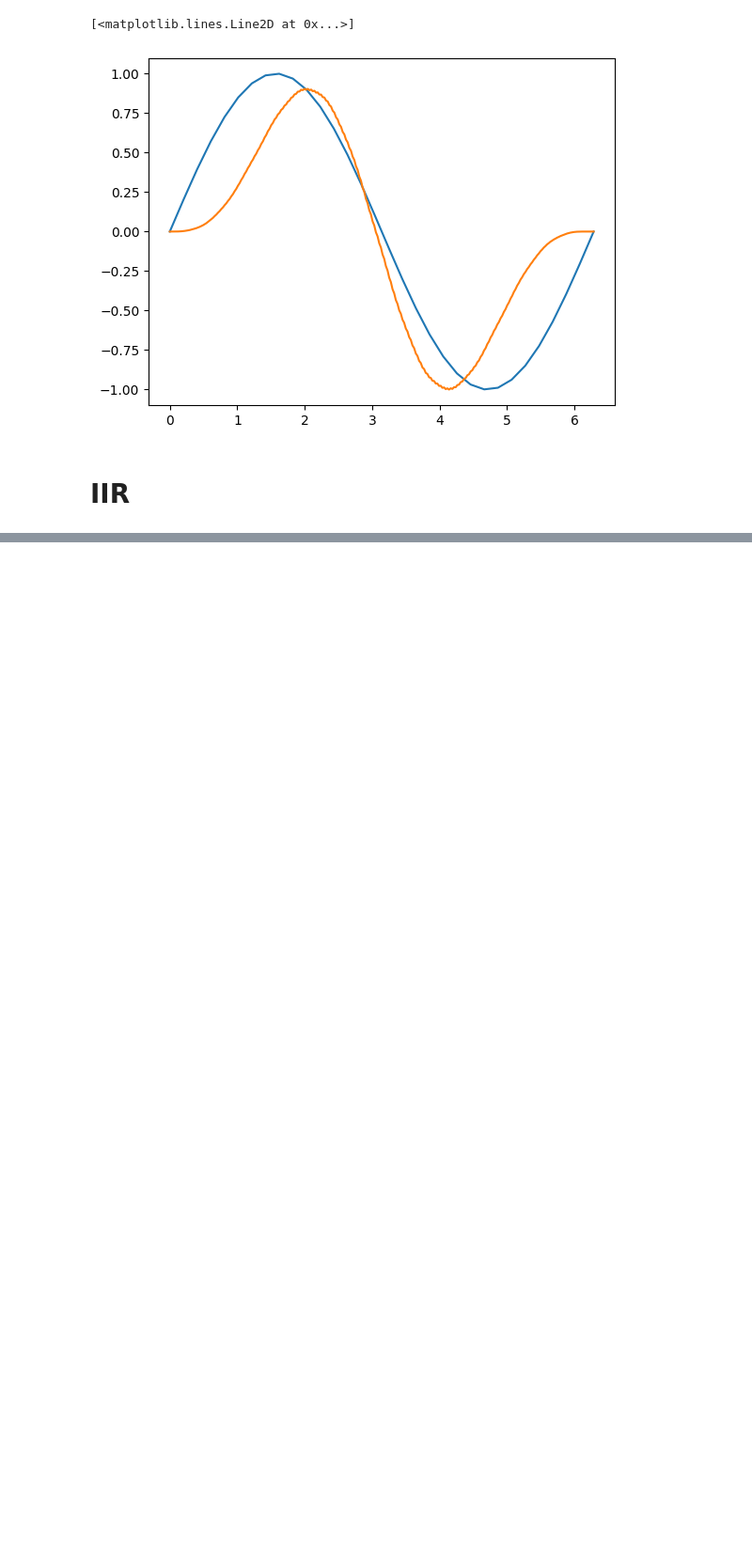
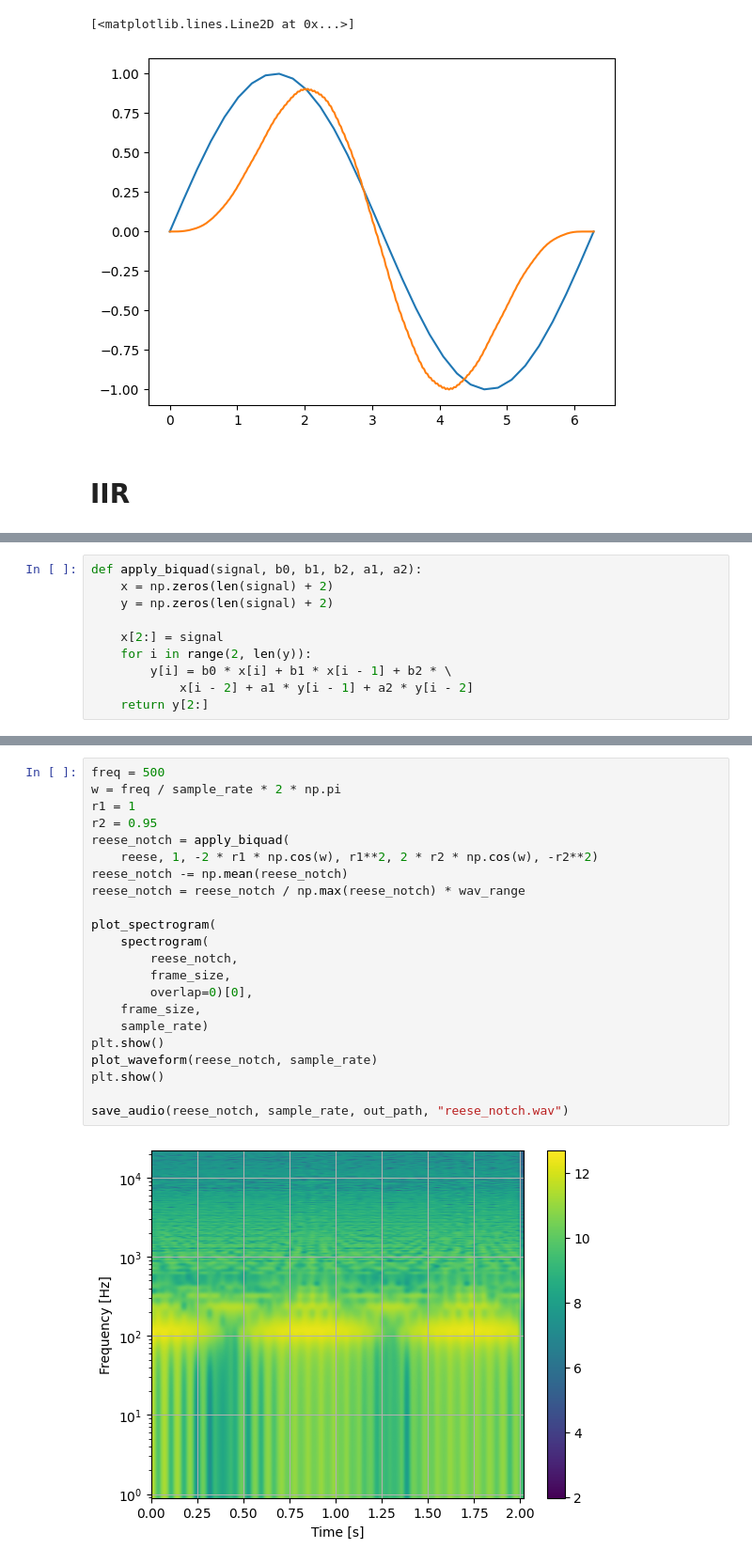
Before and after one commit to geekrope/dft, a Jupyter notebook: dft.ipynb, the cells around one changed output, grey strips where cells are left out. Shown at 94% size. Saved outputs shown, nothing was run; the diff lists cells and outputs as text; blank space fills up the shorter version.

```diff
--- a/dft.ipynb
+++ b/dft.ipynb
@@ -710,0 +686,10 @@ plt.plot(alpha, np.abs(topology))
+# %%
+def apply_biquad(signal, b0, b1, b2, a1, a2):
+    x = np.zeros(len(signal) + 2)
+    y = np.zeros(len(signal) + 2)
+
+    x[2:] = signal
+    for i in range(2, len(y)):
+        y[i] = b0 * x[i] + b1 * x[i - 1] + b2 * \
+            x[i - 2] + a1 * y[i - 1] + a2 * y[i - 2]
+    return y[2:]
@@ -710,0 +790,24 @@ plt.plot(alpha, np.abs(topology))
+# %%
+freq = 500
+w = freq / sample_rate * 2 * np.pi
+r1 = 1
+r2 = 0.95
+reese_notch = apply_biquad(
+    reese, 1, -2 * r1 * np.cos(w), r1**2, 2 * r2 * np.cos(w), -r2**2)
+reese_notch -= np.mean(reese_notch)
+reese_notch = reese_notch / np.max(reese_notch) * wav_range
+
+plot_spectrogram(
+    spectrogram(
+        reese_notch,
+        frame_size,
+        overlap=0)[0],
+    frame_size,
+    sample_rate)
+plt.show()
+plot_waveform(reese_notch, sample_rate)
+plt.show()
+
+save_audio(reese_notch, sample_rate, out_path, "reese_notch.wav")
+# %% [output]
+[figure, added]
```
Also changed, not shown: parts of 10 cells of this notebook, 6 other files.
